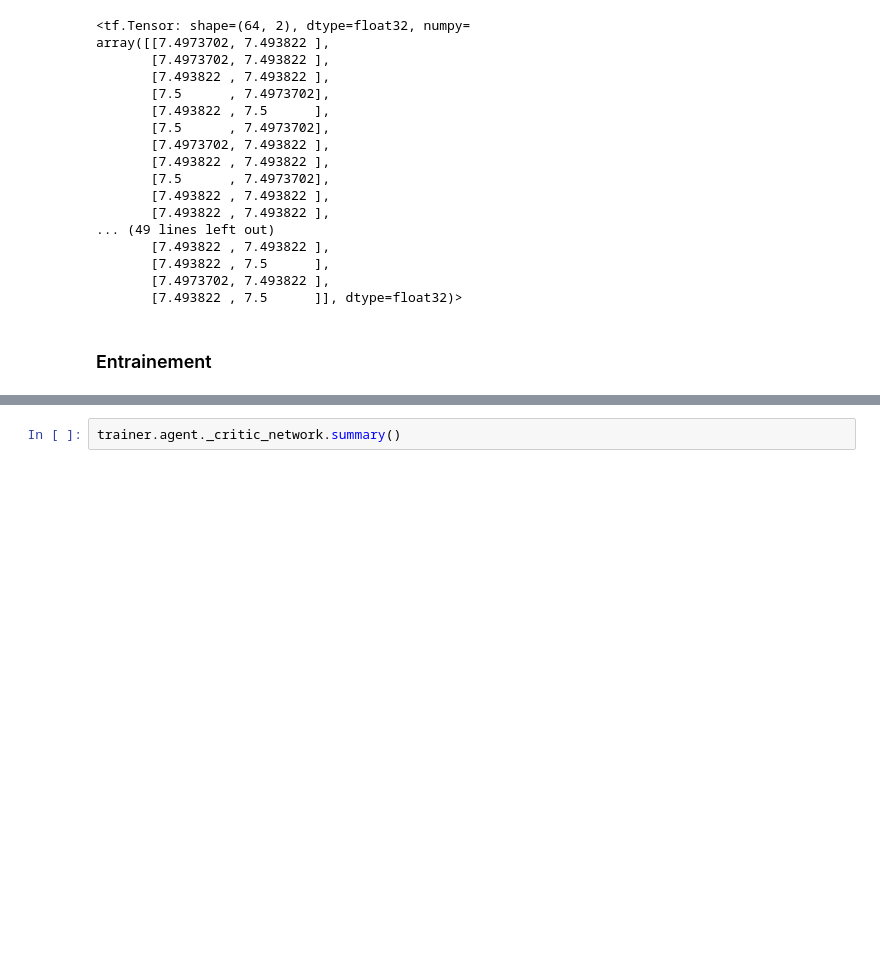
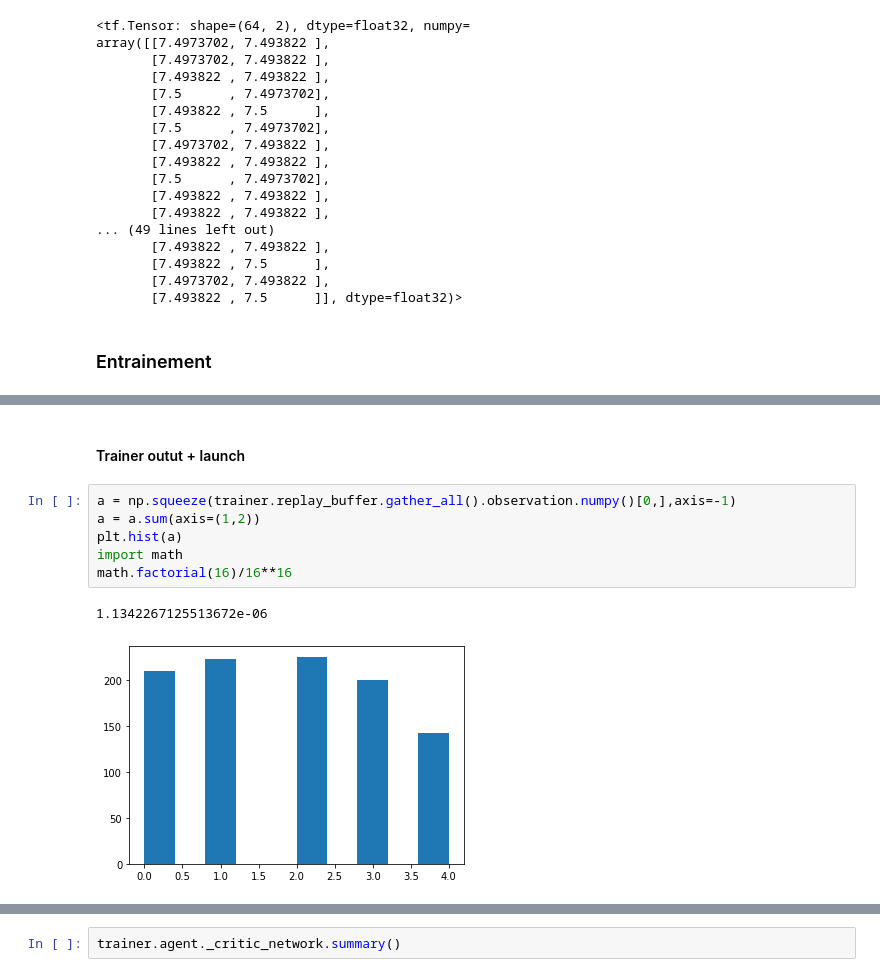
Before and after one commit to alexkocev/iarchitect, a Jupyter notebook: notebooks/Trainer2D.ipynb, the cells around one changed output, grey strips where cells are left out. Drawn from its saved outputs; the diff is of its cells as text; blank space fills up the shorter version.

```diff
--- a/notebooks/Trainer2D.ipynb
+++ b/notebooks/Trainer2D.ipynb
@@ -378,0 +461,11 @@ array([[7.4973702, 7.493822 ],
+# %% [markdown]
+#### Trainer outut + launch
+# %%
+a = np.squeeze(trainer.replay_buffer.gather_all().observation.numpy()[0,],axis=-1)
+a = a.sum(axis=(1,2))
+plt.hist(a)
+import math
+math.factorial(16)/16**16
+# %% [output]
+1.1342267125513672e-06
+[figure, added]
```
Also changed, not shown: parts of 21 cells of this notebook, 4 other files.
